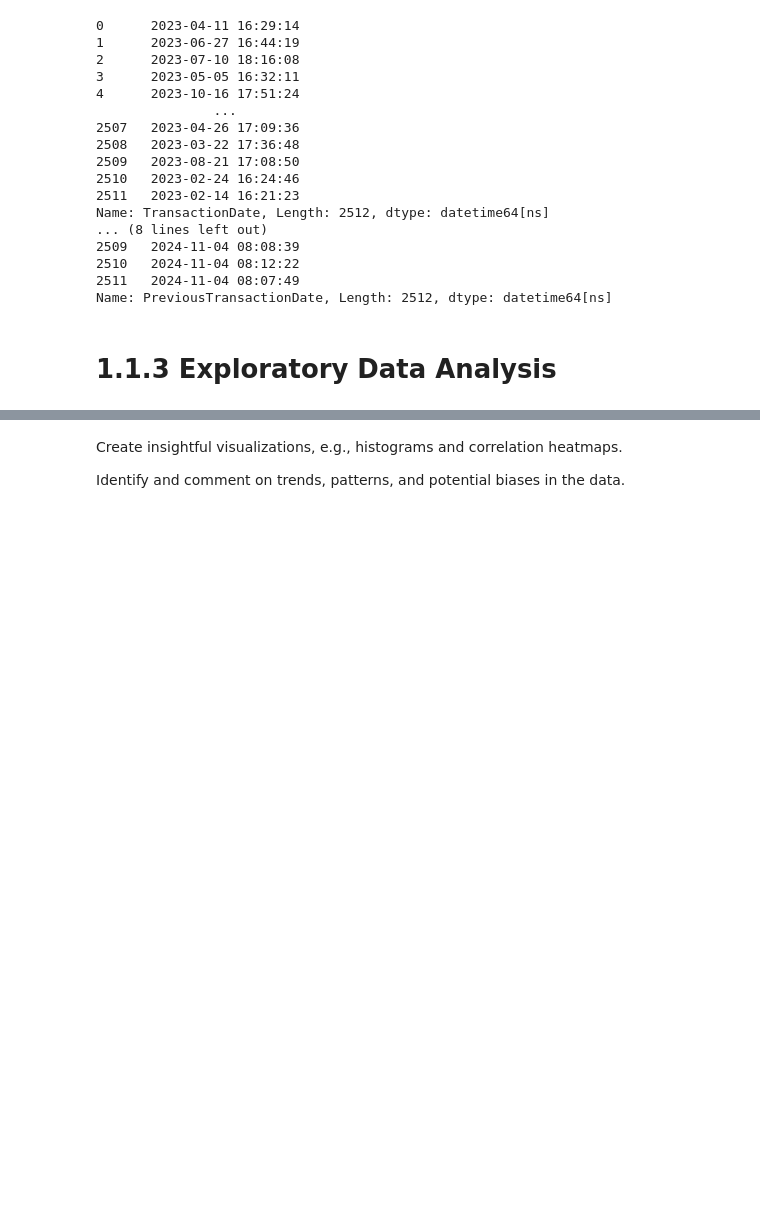
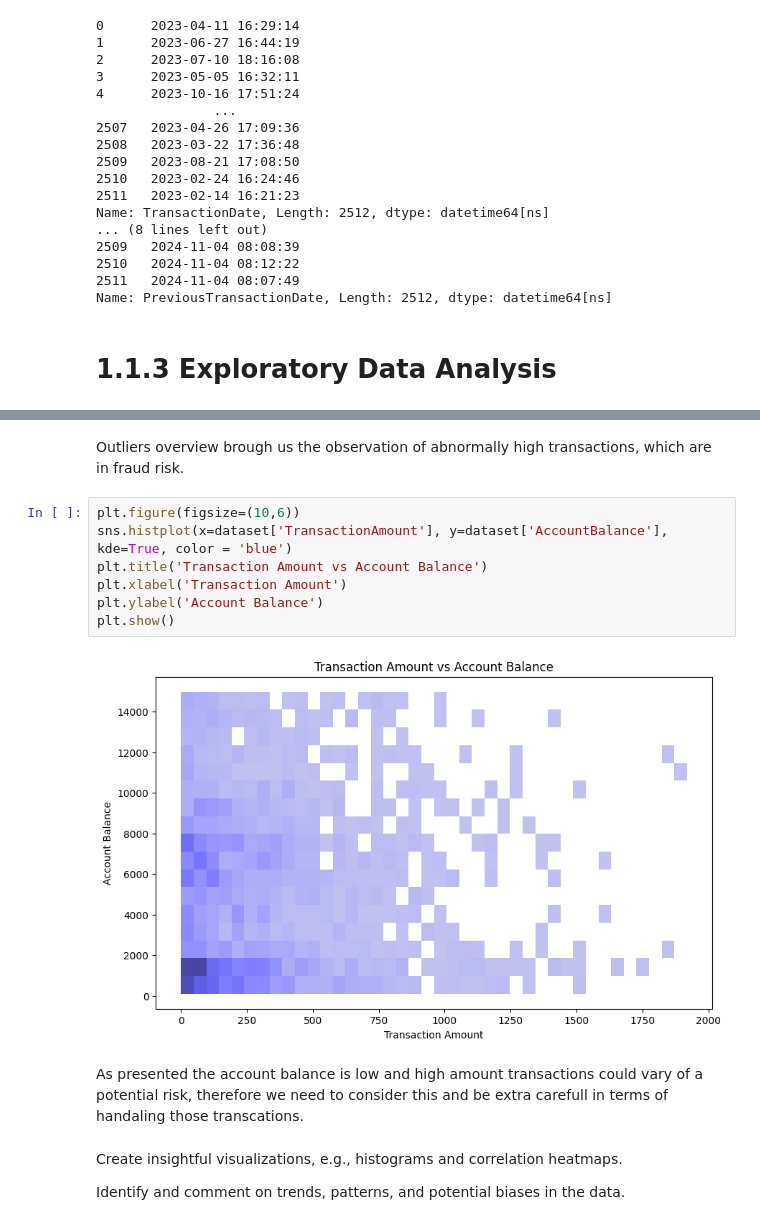
Before and after one commit to petar-Atanasov/Applied-Data-Science-and-AI-Workflow, a Jupyter notebook: CST3133_CourseWork_A.ipynb, the cells around one changed output, grey strips where cells are left out. Drawn from its saved outputs; the diff is of its cells as text; blank space fills up the shorter version.

```diff
--- a/CST3133_CourseWork_A.ipynb
+++ b/CST3133_CourseWork_A.ipynb
@@ -176,3 +217,16 @@ Name: PreviousTransactionDate, Length: 2512, dtype: datetime64[ns]
+# %% [markdown]
+Outliers overview brough us the observation of abnormally high transactions, which are in fraud risk.
+# %%
+plt.figure(figsize=(10,6))
+sns.histplot(x=dataset['TransactionAmount'], y=dataset['AccountBalance'], kde=True, color = 'blue')
+plt.title('Transaction Amount vs Account Balance')
+plt.xlabel('Transaction Amount')
+plt.ylabel('Account Balance')
+plt.show()
+# %% [output]
+[figure, added]
+# %% [markdown]
+As presented the account balance is low and high amount transactions could vary of a potential risk, therefore we need to consider this and be extra carefull in terms of handaling those transcations.
 # %% [markdown]
 Create insightful visualizations, e.g., histograms and correlation heatmaps.
 
```
Also changed, not shown: parts of 6 cells of this notebook.
